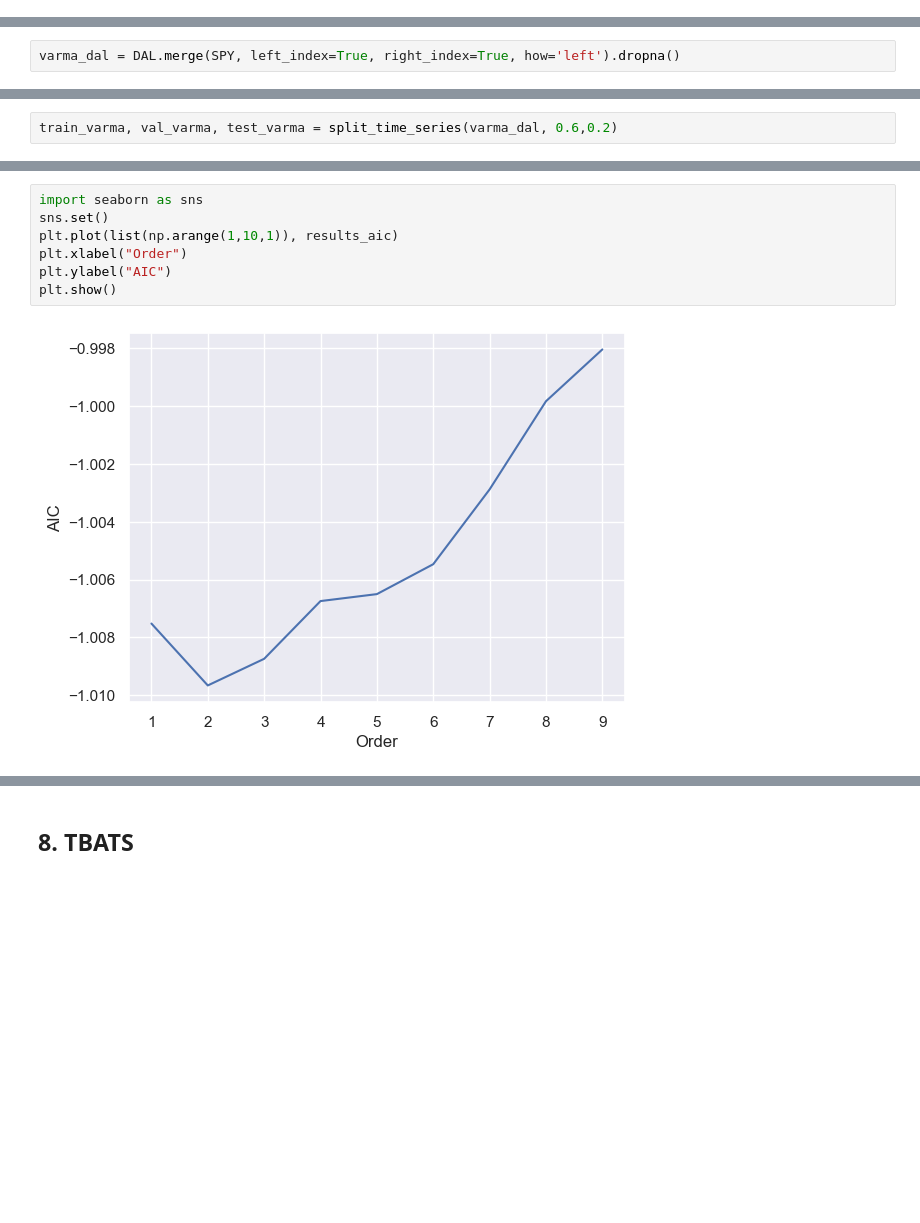
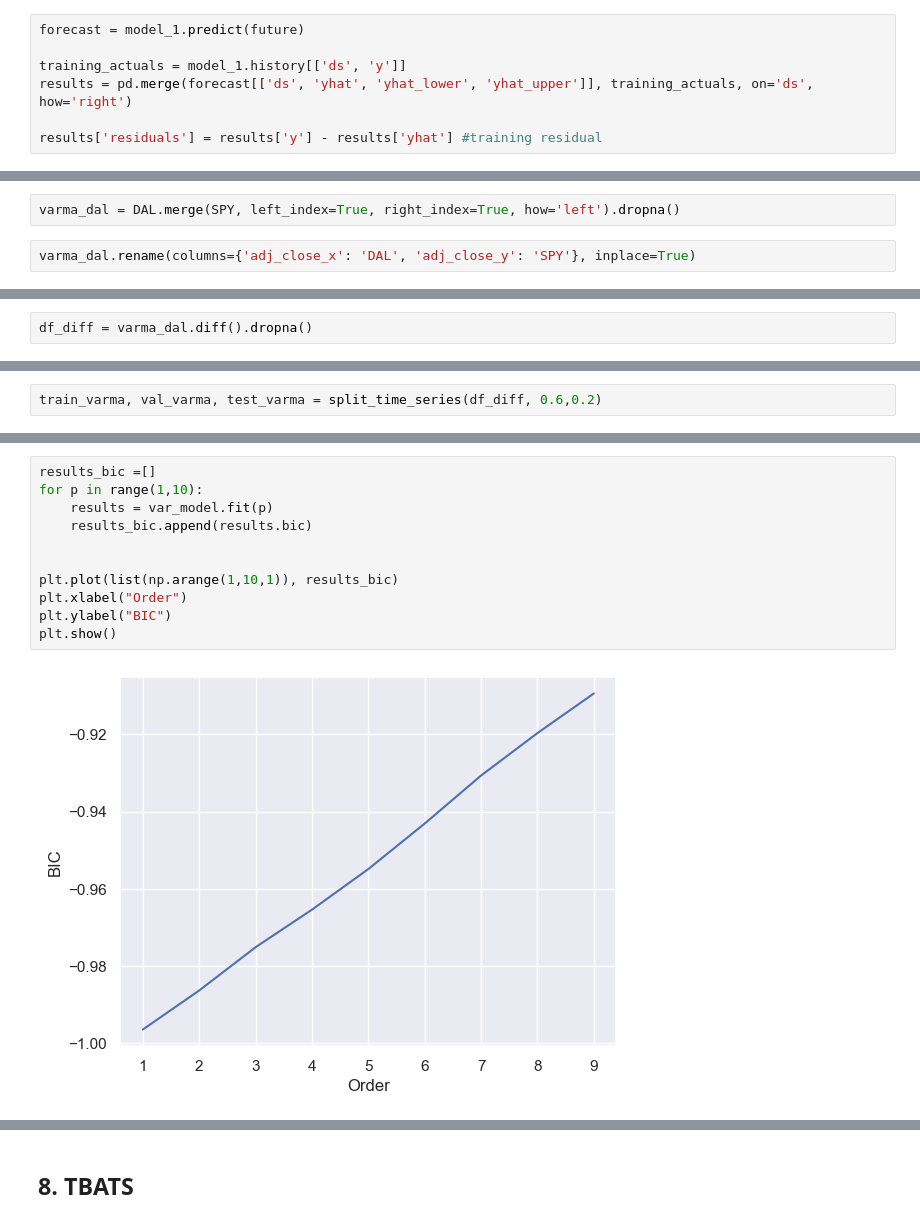
Before and after one commit to baoyik/ADSP-Group-Project, a Jupyter notebook: Main_Alaia_DAL.ipynb, the cells around one changed output, grey strips where cells are left out. Drawn from its saved outputs; the diff is of its cells as text; blank space fills up the shorter version.

```diff
--- a/Main_Alaia_DAL.ipynb
+++ b/Main_Alaia_DAL.ipynb
@@ -339,0 +512,7 @@ analyze_residuals(resid_prophet[300:])
+# %%
+forecast = model_1.predict(future)
+
+training_actuals = model_1.history[['ds', 'y']]
+results = pd.merge(forecast[['ds', 'yhat', 'yhat_lower', 'yhat_upper']], training_actuals, on='ds', how='right')
+
+results['residuals'] = results['y'] - results['yhat'] #training residual
@@ -343,3 +546,5 @@ analyze_residuals(resid_prophet[300:])
 SPY = get_ETF_data('SPY', '2000-01-01', '2024-01-01')
 # %%
 varma_dal = DAL.merge(SPY, left_index=True, right_index=True, how='left').dropna()
+# %%
+varma_dal.rename(columns={'adj_close_x': 'DAL', 'adj_close_y': 'SPY'}, inplace=True)
@@ -345,0 +559,2 @@ varma_dal = DAL.merge(SPY, left_index=True, right_index=True, how='left').dropna
+# %%
+df_diff = varma_dal.diff().dropna()
@@ -346,4 +586,4 @@ varma_dal = DAL.merge(SPY, left_index=True, right_index=True, how='left').dropna
 # %%
-train_varma, val_varma, test_varma = split_time_series(varma_dal, 0.6,0.2)
+train_varma, val_varma, test_varma = split_time_series(df_diff, 0.6,0.2)
 # %%
 from statsmodels.tsa.vector_ar.var_model import VAR
@@ -363,10 +605,14 @@ for p in range(1,10):
 # %%
-import seaborn as sns
-sns.set()
-plt.plot(list(np.arange(1,10,1)), results_aic)
+results_bic =[]
+for p in range(1,10):
+    results = var_model.fit(p)
+    results_bic.append(results.bic)
+
+
+plt.plot(list(np.arange(1,10,1)), results_bic)
 plt.xlabel("Order")
-plt.ylabel("AIC")
+plt.ylabel("BIC")
 plt.show()
 # %% [output]
-[figure, old version]
+[figure, new version]
 # %%
```
Also changed, not shown: parts of 65 cells of this notebook, 1 other file.
